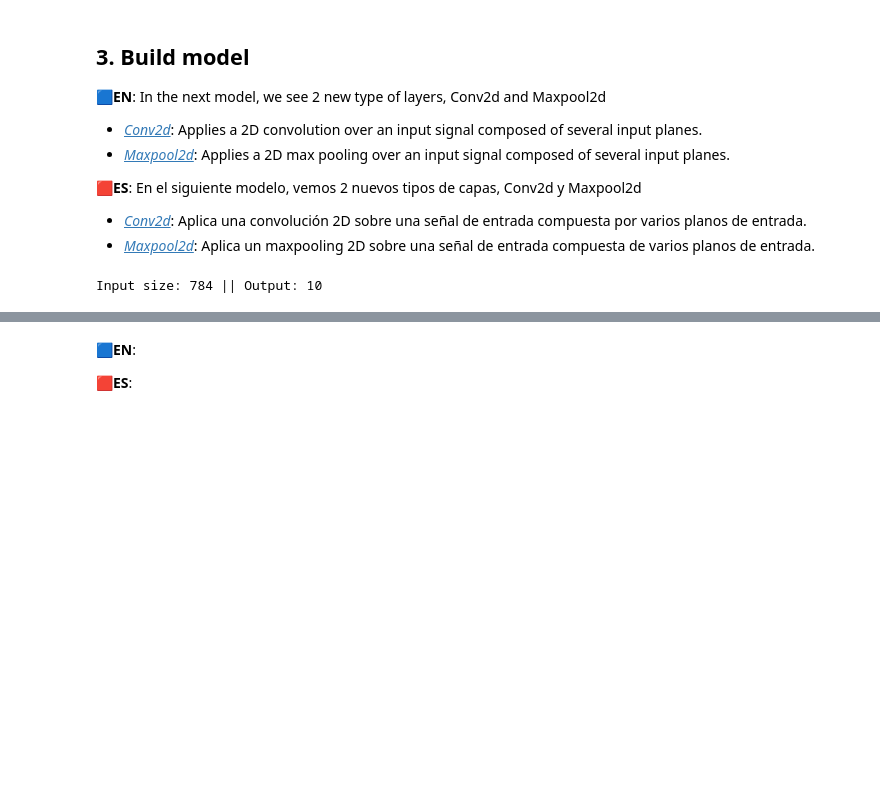
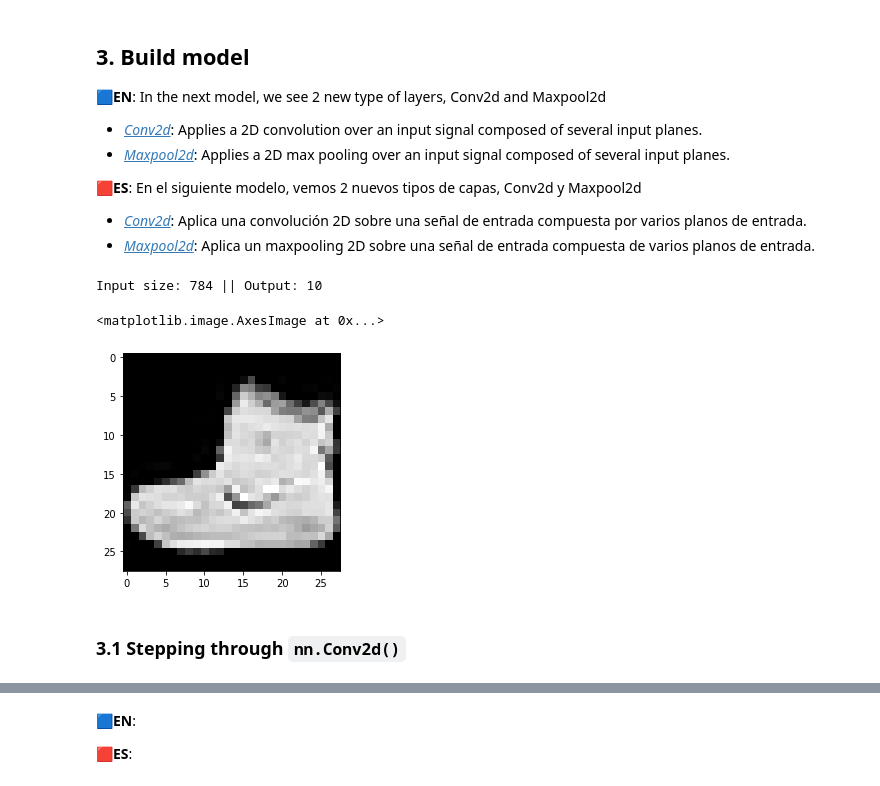
Before and after one commit to fxop0218/Tutorial-PyTorchForBeginners, a Jupyter notebook: 04_ComputerVision_CNN_Beginners.ipynb, the cells around one changed output, grey strips where cells are left out. Cells and saved outputs as stored; diff of their text form; code cells hidden in the pictures; blank space fills up the shorter version.

```diff
--- a/04_ComputerVision_CNN_Beginners.ipynb
+++ b/04_ComputerVision_CNN_Beginners.ipynb
@@ -276,0 +278,7 @@ model_v1 = FashionModelCNNV1(input_shape=1,
+# %%
+plt.imshow(image.squeeze(), cmap="gray")
+# %% [output]
+<matplotlib.image.AxesImage at 0x...>
+[figure, added]
+# %% [markdown]
+### 3.1 Stepping through `nn.Conv2d()`
```
Also changed, not shown: parts of 38 cells of this notebook.
